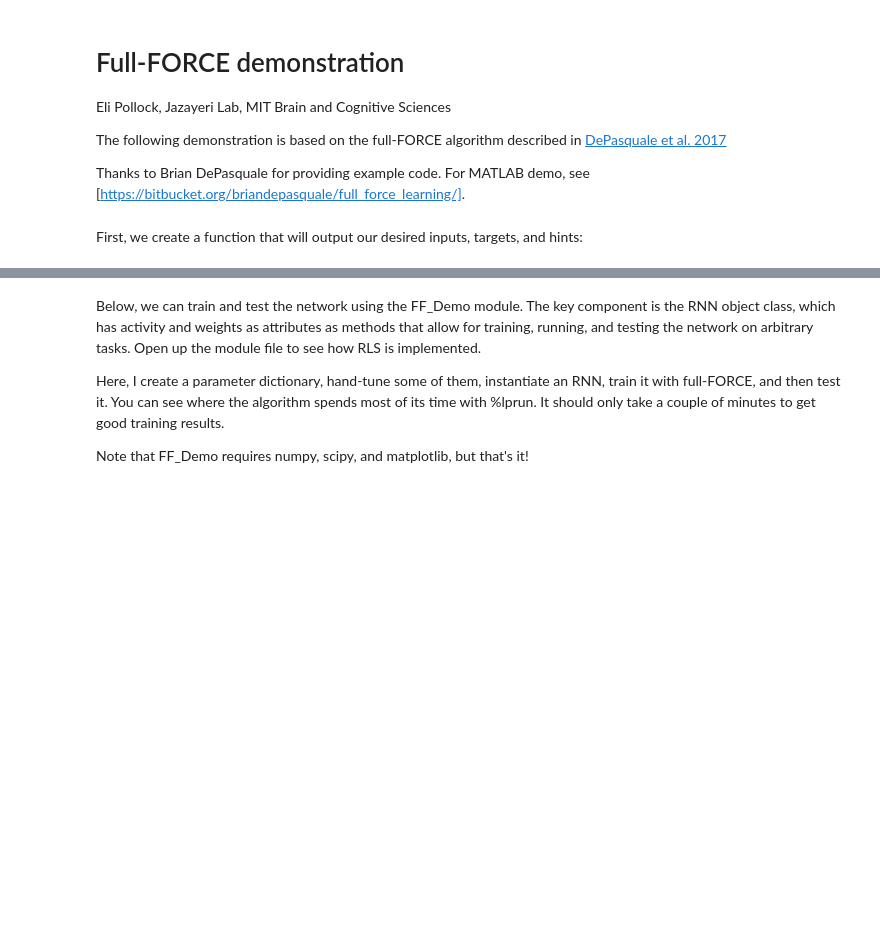
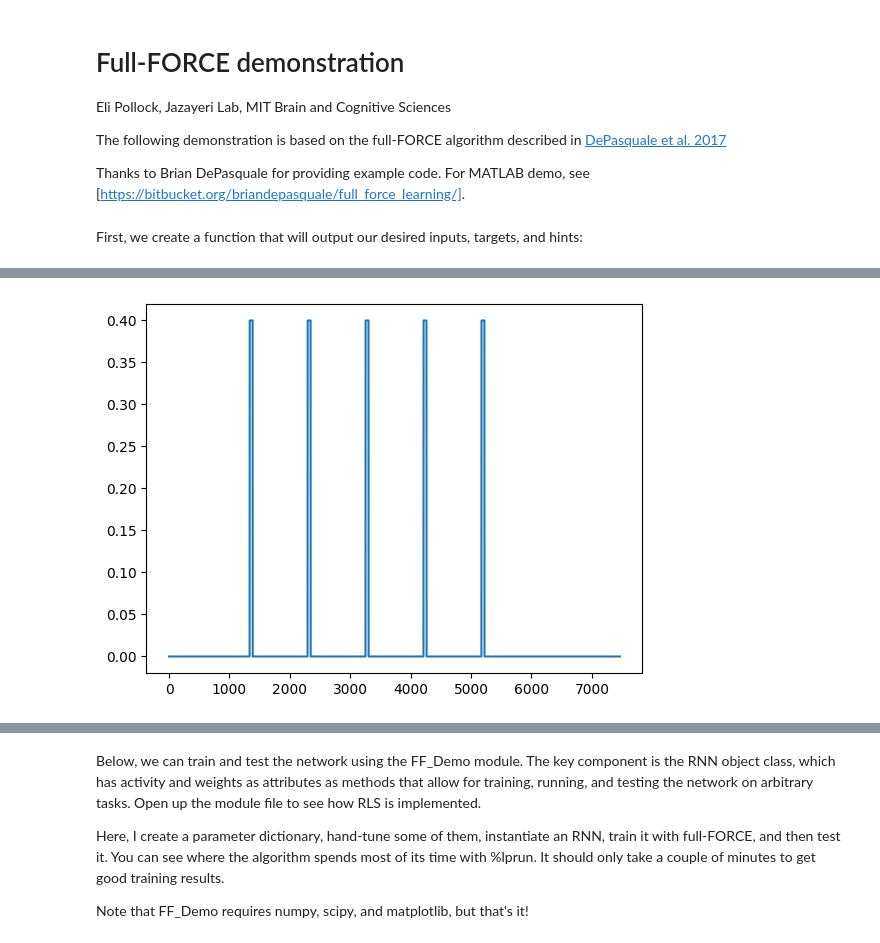
Before and after one commit to METRElab/Full_Force_Pulse_Prediction, a Jupyter notebook: Full-Force-Pulse-Prediction.ipynb, the cells around one changed output, grey strips where cells are left out. Saved outputs shown, nothing was run; the diff lists cells and outputs as text; code cells hidden in the pictures; blank space fills up the shorter version.

```diff
--- a/Full-Force-Pulse-Prediction.ipynb
+++ b/Full-Force-Pulse-Prediction.ipynb
@@ -144,0 +101,89 @@ def specific_pulse(dt, showplots = 0, period = 0.4):
+# %%
+import numpy as np
+import matplotlib.pyplot as plt
+import time
+
+def random_pulses(dt, showplots = 0):
+    n_events = 5
+    hint = 'nohint'
+    #period = 0.5+.15*2*(np.random.uniform()-.5);
+    period = np.random.uniform()
+    ITIb = 0.7 #min. ITI time
+    ITIl = 2.0 #mean ITI time
+    ITI = ITIb + np.random.exponential(ITIl) #compute ITI for that trial
+    fin, fout, fhint = trial_pulse_prediction(dt, period, n_events, ITI, hint)
+    if showplots == 1:
+        plt.figure()
+        plt.plot(fout)
+        plt.plot(fhint)
+        plt.plot(fin)
+        plt.show()
+        plt.legend(['Target','Hints','Input'])
+    return fin, fout, fhint
+
+def trial_pulse_prediction(dt, period, n_events, ITI, hint):
+    output_offset = -0.5
+    pulse_width = 0.05 # 0.05
+    pulse_height = 0.02 / pulse_width
+    output_timeshift = -pulse_width
+    pulse_samples = np.round(pulse_width/dt).astype('int')
+
+    n_timepoints = np.round((period*n_events+ITI)/dt).astype('int')
+
+
+    timepoints = np.arange(0, n_timepoints)*dt
+
+
+    fin = np.zeros((n_timepoints,1))
+    fout = np.zeros((n_timepoints,1))
+
+    fin[ np.mod(timepoints- ITI/2, period) < pulse_width ,0] = pulse_height
+
+    fin[ timepoints < ITI/2 ,0] = 0
+    fin[ timepoints > ITI/2 + period*n_events,0] = 0
+
+    a = np.where(fin != 0)
+
+    a = np.array_split(a[0],5)
+
+
+    #concatenate with time delay
+    idx = a[4][0]
+    fin = np.concatenate((fin[:idx], fin[idx:]), axis=0)
+    fin = fin[:-200]
+    plt.plot(fin)
+
+    fout = fin - output_offset
+
+    fout[timepoints < ITI/2+pulse_width,0] = -output_offset
+    fout[0:-1-pulse_samples]=fout[pulse_samples:-1]
+
+    # desired output signals and hint signals
+    fhint = np.zeros(fin.shape)
+
+
+
+    return fin, fout, fhint
+
+random_pulses(dt=0.001,showplots=1)
+
+
+def specific_pulse(dt, showplots = 0, period = 0.4):
+    n_events = 5
+    hint = 'nohint'
+    #period = 0.7
+    ITIb = 0.7 #min. ITI time
+    ITIl = 2.0 #mean ITI time
+    #print(period)
+    ITI = ITIb + np.random.exponential(ITIl) #compute ITI for that trial
+    fin, fout, fhint = trial_pulse_prediction(dt, period, n_events, ITI, hint)
+    if showplots == 1:
+        plt.figure()
+        plt.plot(fout)
+        plt.plot(fhint)
+        plt.plot(fin)
+        plt.show()
+        plt.legend(['Target','Hints','Input'])
+    return fin, fout, fhint
+# %% [output]
+[figure, added]
```
Also changed, not shown: parts of 6 cells of this notebook, 3 other files.
